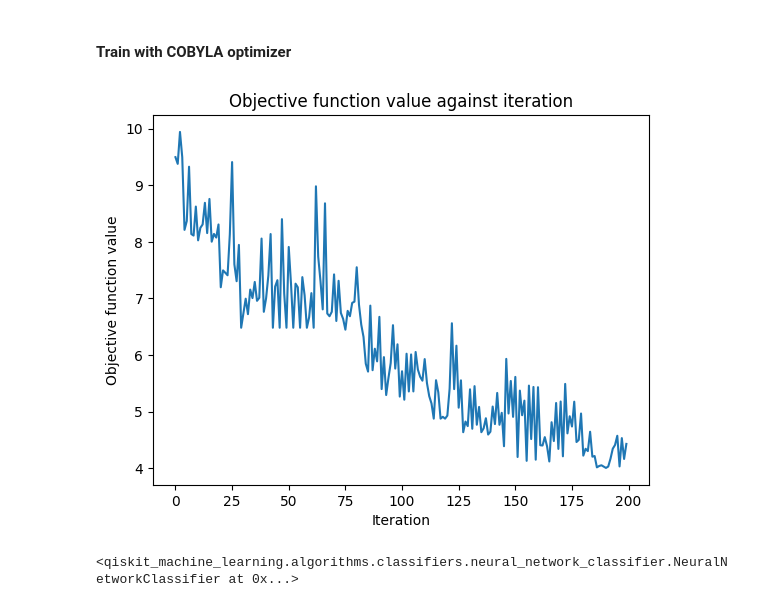
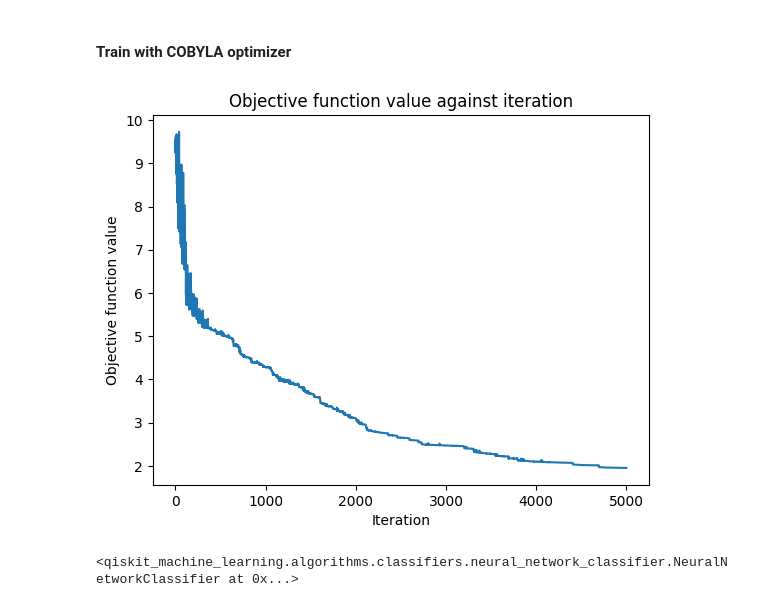
Before and after one commit to ketayon/PNEUMONIA_DETECTION, a Jupyter notebook: qiskit_ml_pneumonia_detection.ipynb, the cells around one changed output. Saved outputs shown, nothing was run; the diff lists cells and outputs as text; code cells hidden in the pictures.

```diff
--- a/qiskit_ml_pneumonia_detection.ipynb
+++ b/qiskit_ml_pneumonia_detection.ipynb
@@ -69,3 +67,5 @@ img_size = (224, 224)
+# %%
+img_size = (128, 128)
 # %% [markdown]
 #### Data augmentation and transformations
 # %%
@@ -109,8 +109,8 @@ def load_and_limit_data(path, label, num_samples, transform):
 ##### - Perform PCA on flattened image data
 ##### - Convert to tensors for QNN
 # %%
-train_data_norm, train_labels_norm = load_and_limit_data(dataset_path_norm, 0, 500, transform)
-train_data_pneu, train_labels_pneu = load_and_limit_data(dataset_path_pneu, 1, 500, transform)
+train_data_norm, train_labels_norm = load_and_limit_data(dataset_path_norm, 0, 300, transform)
+train_data_pneu, train_labels_pneu = load_and_limit_data(dataset_path_pneu, 1, 300, transform)
 
 X_train = np.array(train_data_norm + train_data_pneu)
 y_train = np.array(train_labels_norm + train_labels_pneu)
@@ -203,15 +203,16 @@ def pool_layer(sources, sinks, param_prefix):
 # %% [markdown]
 #### Create & Visualize the QNN
 # %%
-feature_map = ZFeatureMap(8)
-ansatz = QuantumCircuit(8, name="Ansatz")
+num_qubits = 8
+feature_map = ZFeatureMap(num_qubits)
+ansatz = QuantumCircuit(num_qubits, name="Ansatz")
 
-ansatz.compose(conv_layer(8, "c1"), list(range(8)), inplace=True)  # First Convolutional Layer
-ansatz.compose(pool_layer([0, 1, 2, 3], [4, 5, 6, 7], "p1"), list(range(8)), inplace=True)  # First Pooling Layer
-ansatz.compose(conv_layer(4, "c2"), list(range(4, 8)), inplace=True)  # Second Convolutional Layer
-ansatz.compose(pool_layer([0, 1], [2, 3], "p2"), list(range(4, 8)), inplace=True)  # Second Pooling Layer
-ansatz.compose(conv_layer(2, "c3"), list(range(6, 8)), inplace=True)  # Third Convolutional Layer
-ansatz.compose(pool_layer([0], [1], "p3"), list(range(6, 8)), inplace=True)  # Third Pooling Layer
+ansatz.compose(conv_layer(8, "c1"), list(range(8)), inplace=True)
+ansatz.compose(pool_layer([0, 1, 2, 3], [4, 5, 6, 7], "p1"), list(range(8)), inplace=True)
+ansatz.compose(conv_layer(4, "c2"), list(range(4, 8)), inplace=True)
+ansatz.compose(pool_layer([0, 1], [2, 3], "p2"), list(range(4, 8)), inplace=True)
+ansatz.compose(conv_layer(2, "c3"), list(range(6, 8)), inplace=True)
+ansatz.compose(pool_layer([0], [1], "p3"), list(range(6, 8)), inplace=True)
 
 circuit = QuantumCircuit(8)
 circuit.compose(feature_map, range(8), inplace=True)
@@ -250,14 +251,14 @@ NeuralNetworkClassifier.num_classes=len(class_weights)
 # %%
 classifier = NeuralNetworkClassifier(
     neural_network=qnn,
-    optimizer=COBYLA(maxiter=200),
+    optimizer=COBYLA(maxiter=5000, tol=1e-3),
     loss='cross_entropy',
     callback=callback_graph
 )
 
 classifier.fit(X_train_tensor, y_train_tensor)
 # %% [output]
-[figure, old version]
+[figure, new version]
 <qiskit_machine_learning.algorithms.classifiers.neural_network_classifier.NeuralNetworkClassifier at 0x...>
 # %%
 train_accuracy = np.round(100 * classifier.score(X_train_tensor, y_train_tensor), 2)
```
Also changed, not shown: parts of 5 cells of this notebook, 1 other file.
